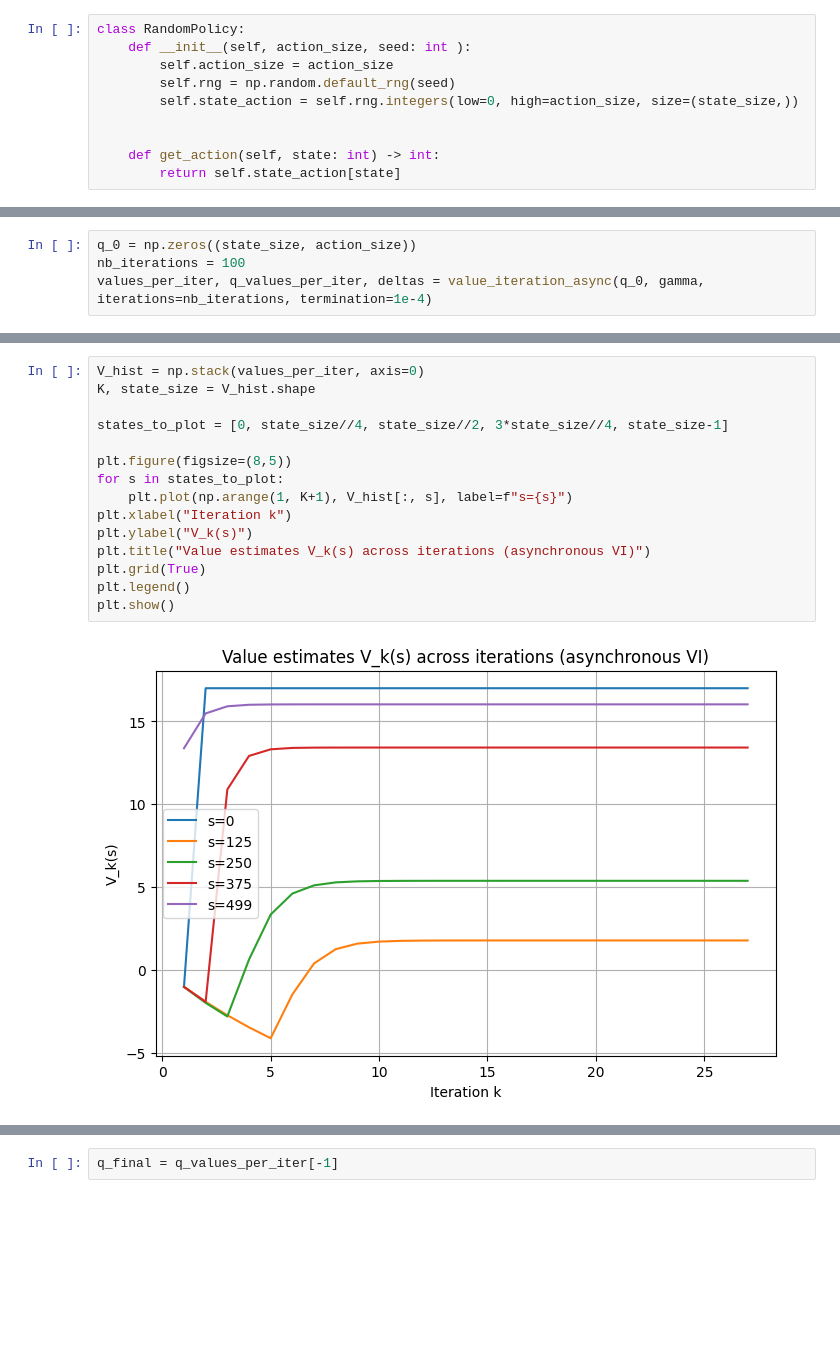
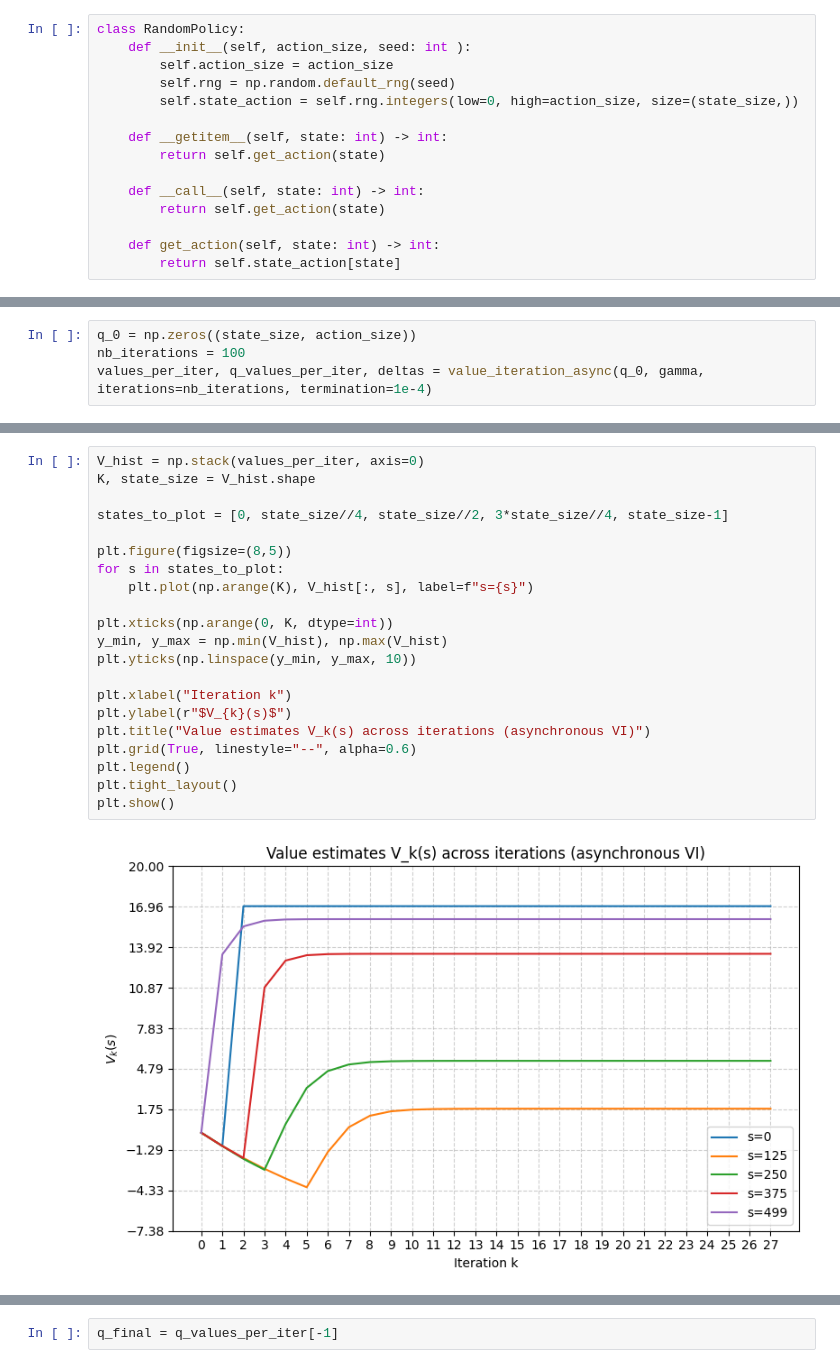
Before and after one commit to AlexandreBrown/RL-Learning-From-Data, a Jupyter notebook: hw2_starter_code(taxi).ipynb, the cells around one changed output, grey strips where cells are left out. Drawn from its saved outputs; the diff is of its cells as text; blank space fills up the shorter version.

```diff
--- a/hw2_starter_code(taxi).ipynb
+++ b/hw2_starter_code(taxi).ipynb
@@ -76,6 +76,11 @@ class RandomPolicy:
         self.rng = np.random.default_rng(seed)
         self.state_action = self.rng.integers(low=0, high=action_size, size=(state_size,))
 
+    def __getitem__(self, state: int) -> int:
+        return self.get_action(state)
+
+    def __call__(self, state: int) -> int:
+        return self.get_action(state)
 
     def get_action(self, state: int) -> int:
         return self.state_action[state]
@@ -368,20 +399,26 @@ len(values_per_iter), len(q_values_per_iter), len(deltas)
 # %%
 V_hist = np.stack(values_per_iter, axis=0)
 K, state_size = V_hist.shape
 
 states_to_plot = [0, state_size//4, state_size//2, 3*state_size//4, state_size-1]
 
 plt.figure(figsize=(8,5))
 for s in states_to_plot:
-    plt.plot(np.arange(1, K+1), V_hist[:, s], label=f"s={s}")
+    plt.plot(np.arange(K), V_hist[:, s], label=f"s={s}")
+
+plt.xticks(np.arange(0, K, dtype=int))
+y_min, y_max = np.min(V_hist), np.max(V_hist)
+plt.yticks(np.linspace(y_min, y_max, 10))
+
 plt.xlabel("Iteration k")
-plt.ylabel("V_k(s)")
+plt.ylabel(r"$V_{k}(s)$")
 plt.title("Value estimates V_k(s) across iterations (asynchronous VI)")
-plt.grid(True)
+plt.grid(True, linestyle="--", alpha=0.6)
 plt.legend()
+plt.tight_layout()
 plt.show()
 # %% [output]
-[figure, old version]
+[figure, new version]
 # %%
 import matplotlib.pyplot as plt
 
```
Also changed, not shown: parts of 27 cells of this notebook.
